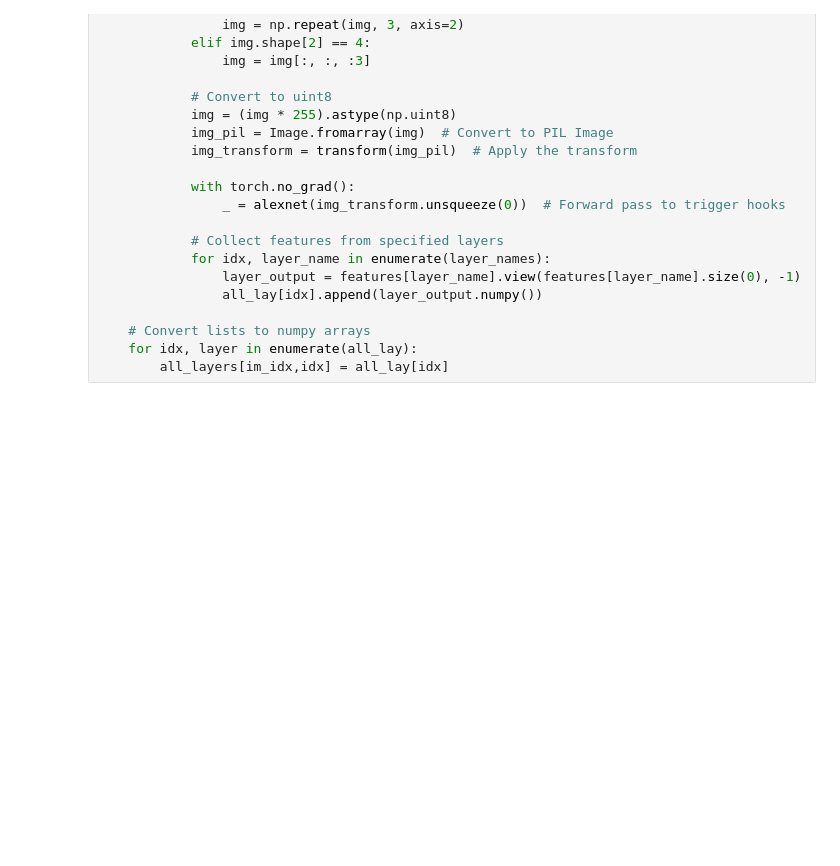
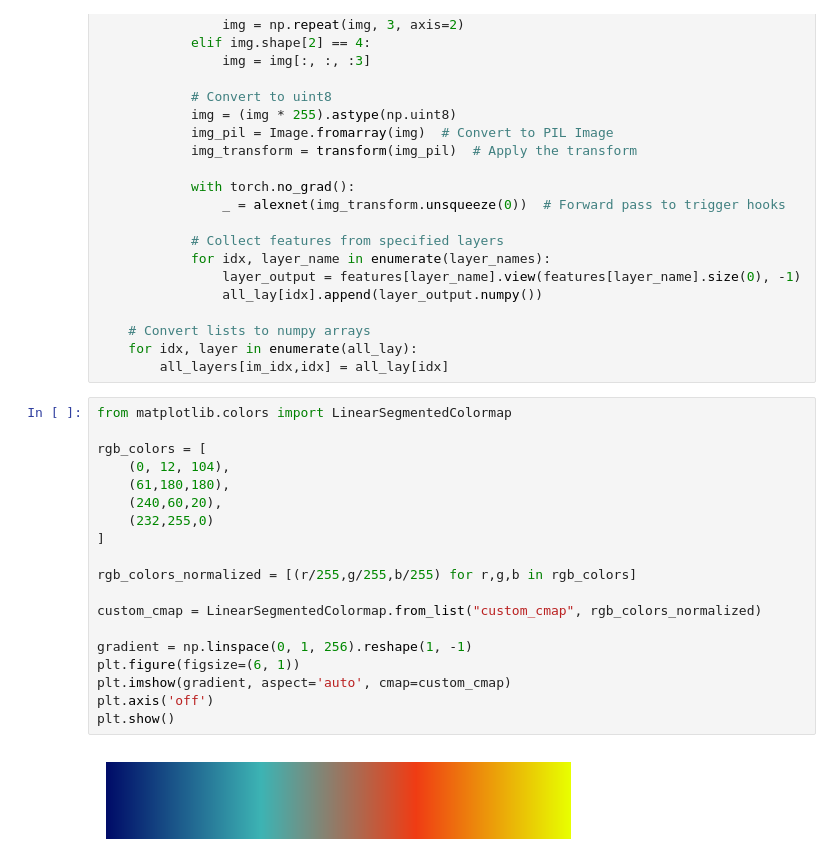
Before and after one commit to emeyer121/TreeShrewObjectRecognition, a Jupyter notebook: 3_retinalModeling/compareISETBioReconDNN.ipynb, the cells around one changed output. Drawn from its saved outputs; the diff is of its cells as text; blank space fills up the shorter version.

```diff
--- a/3_retinalModeling/compareISETBioReconDNN.ipynb
+++ b/3_retinalModeling/compareISETBioReconDNN.ipynb
@@ -108,6 +108,27 @@ for im_idx, img_size in enumerate(imgSize):
     # Convert lists to numpy arrays
     for idx, layer in enumerate(all_lay):
         all_layers[im_idx,idx] = all_lay[idx]
+# %%
+from matplotlib.colors import LinearSegmentedColormap
+
+rgb_colors = [
+    (0, 12, 104),
+    (61,180,180),
+    (240,60,20),
+    (232,255,0)
+]
+
+rgb_colors_normalized = [(r/255,g/255,b/255) for r,g,b in rgb_colors]
+
+custom_cmap = LinearSegmentedColormap.from_list("custom_cmap", rgb_colors_normalized)
+
+gradient = np.linspace(0, 1, 256).reshape(1, -1)
+plt.figure(figsize=(6, 1))
+plt.imshow(gradient, aspect='auto', cmap=custom_cmap)
+plt.axis('off')
+plt.show()
+# %% [output]
+[figure, added]
 # %%
 dist = np.zeros((len(imgSize), len(layer_names)), dtype=object)
 nImgs = len(all_layers[0,0])
```
Also changed, not shown: parts of 3 cells of this notebook, 3 other files.
